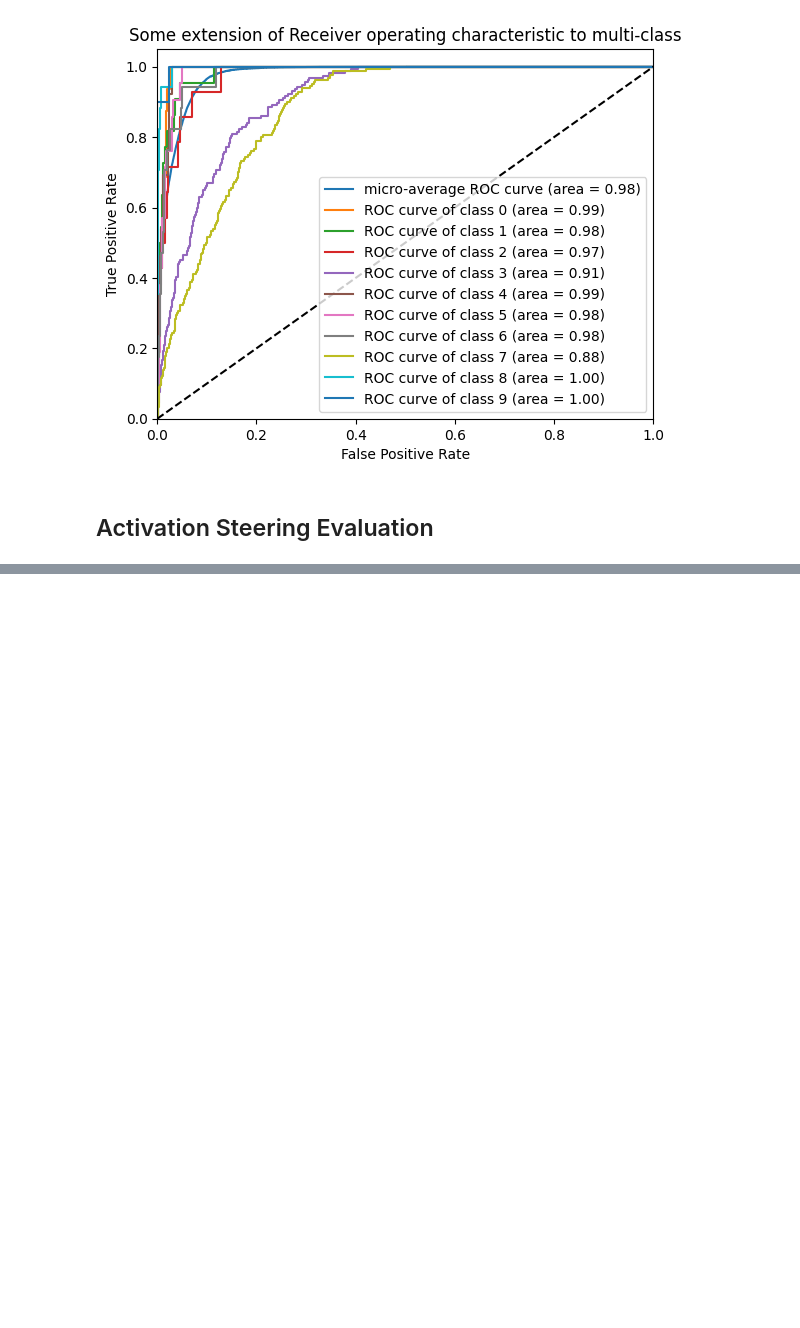
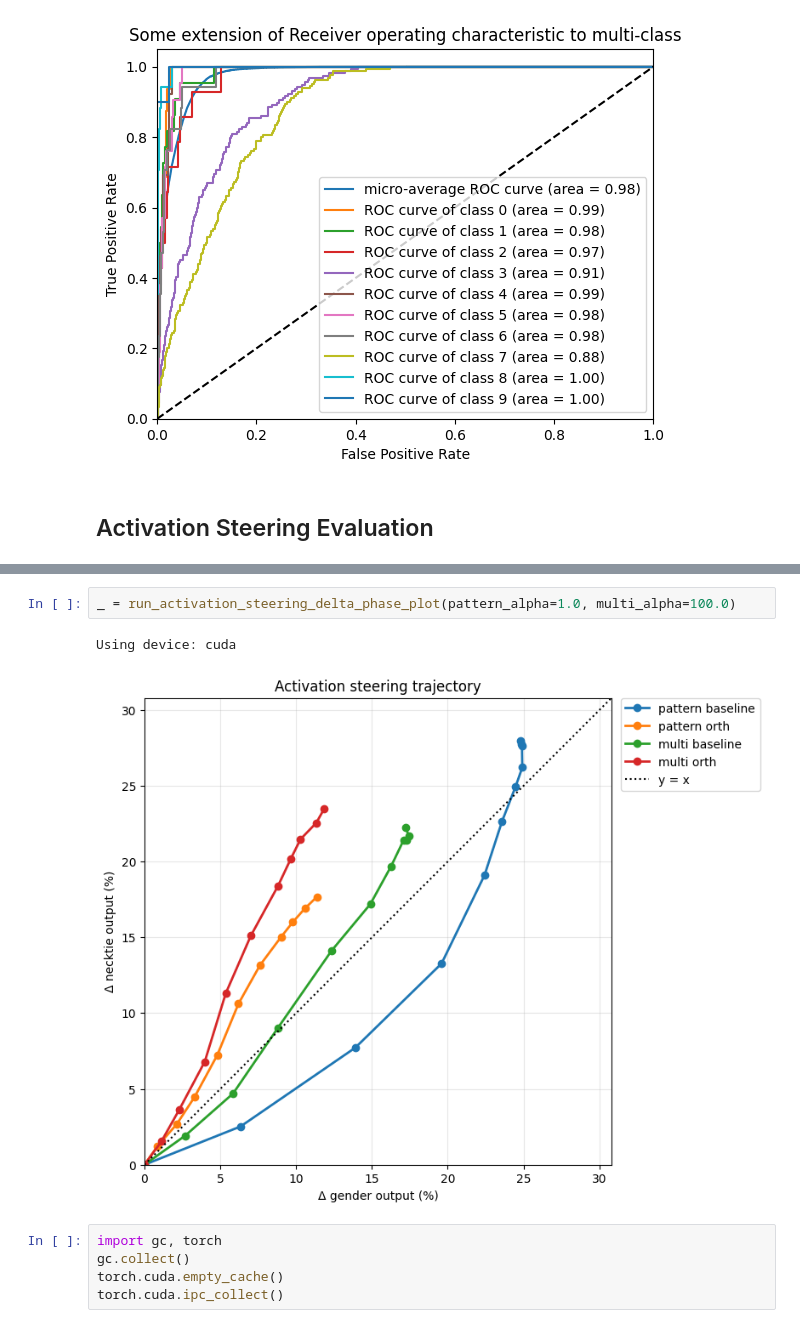
Before and after one commit to erenerogullari/cav-disentanglement, a Jupyter notebook: notebooks/train_gender_necktie_classifier.ipynb, the cells around one changed output, grey strips where cells are left out. Cells and saved outputs as stored; diff of their text form; blank space fills up the shorter version.

```diff
--- a/notebooks/train_gender_necktie_classifier.ipynb
+++ b/notebooks/train_gender_necktie_classifier.ipynb
@@ -703,0 +794,10 @@ Using device: cuda
+# %%
+_ = run_activation_steering_delta_phase_plot(pattern_alpha=1.0, multi_alpha=100.0)
+# %% [output]
+Using device: cuda
+[figure, added]
+# %%
+import gc, torch
+gc.collect()
+torch.cuda.empty_cache()
+torch.cuda.ipc_collect()
```
Also changed, not shown: parts of 6 cells of this notebook.
